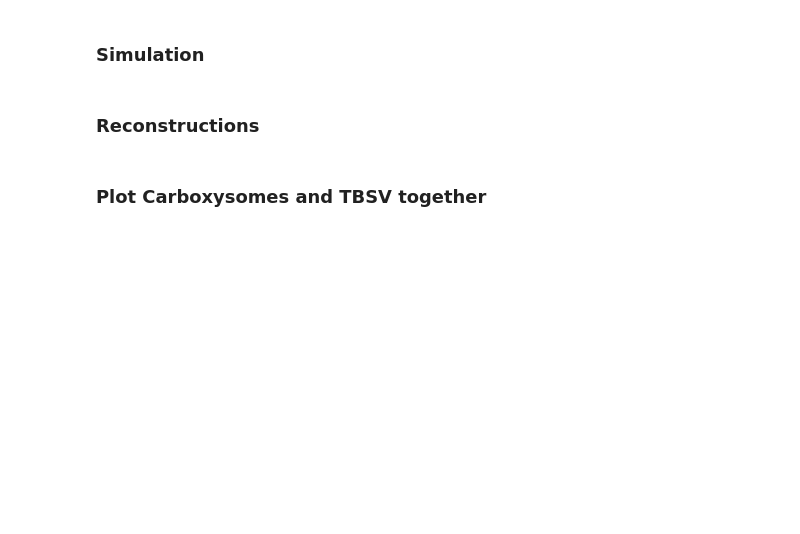
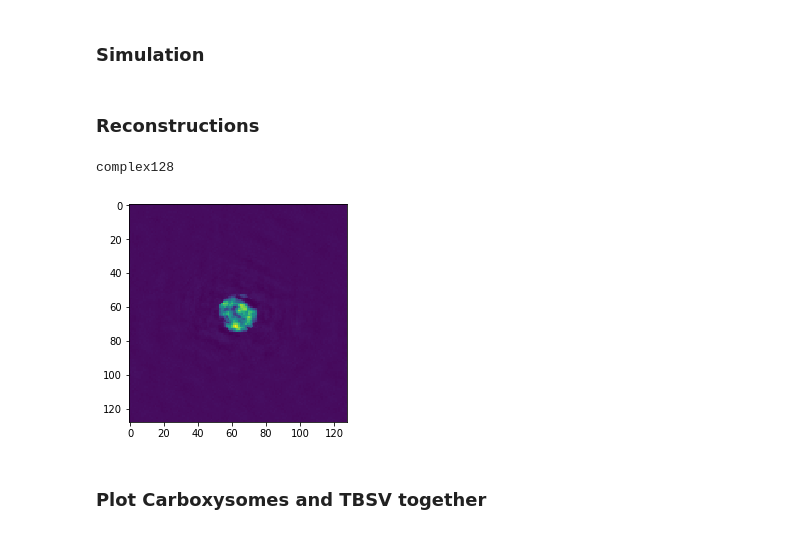
Before and after one commit to mhantke/esi_at_amo, a Jupyter notebook: notebooks/fig_diffraction.ipynb, the cells around one changed output. Saved outputs shown, nothing was run; the diff lists cells and outputs as text; code cells hidden in the pictures; blank space fills up the shorter version.

```diff
--- a/notebooks/fig_diffraction.ipynb
+++ b/notebooks/fig_diffraction.ipynb
@@ -194,12 +213,23 @@ for i in range(len(images_cbx)):
     R.set_number_of_outputs_scores(1000)
     R.set_initial_support(radius=initial_support/2)
     support_area = pi * (initial_support/2)**2 / (data_cnt.shape[0]**2)
-    R.append_support_algorithm("static", number_of_iterations=iterations_total)
+    R.append_support_algorithm("static", number_of_iterations=iterations_total, center_image=True)
     R.append_phasing_algorithm("raar",beta_init=beta, beta_final=beta, number_of_iterations=iterations_raar,
                                constraints=['enforce_real', 'enforce_positivity'])
     R.append_phasing_algorithm("er",  number_of_iterations=iterations_er,
                                constraints=['enforce_real', 'enforce_positivity'])
-    output.append(R.reconstruct_loop(10))
+    output.append(R.reconstruct_loop(20))
+# %%
+o = output[3]
+o.keys()
+img = o['real_space_final'][2]
+print img.dtype
+plt.figure()
+plt.imshow(img.real)
+plt.show()
+# %% [output]
+complex128
+[figure, added]
 # %%
 output_prtf = []
 for i in range(len(images_cbx)):
```
Also changed, not shown: parts of 6 cells of this notebook, 1 other file.
